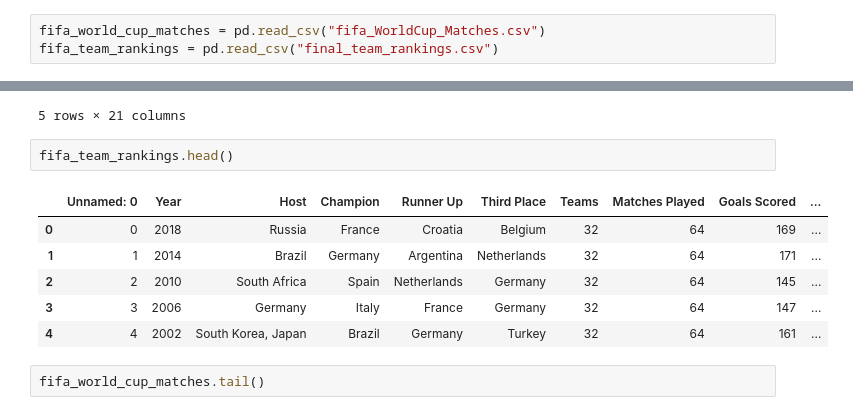
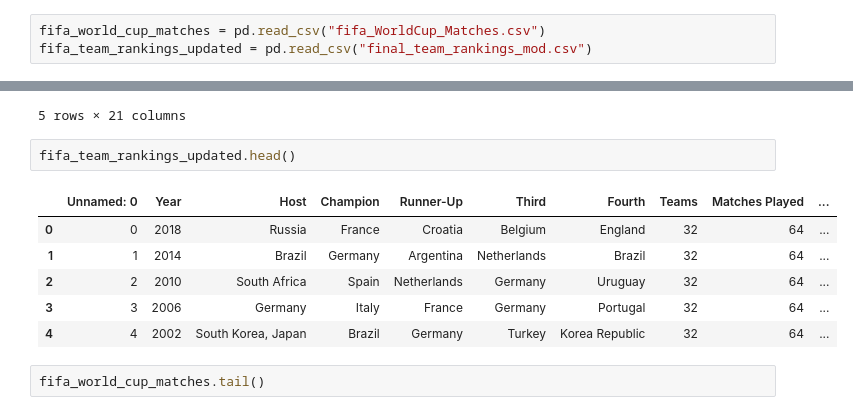
Before and after one commit to shrey233/Discovery-Project, a Jupyter notebook: Python Code/Visualizations FIFA World Cup.ipynb, the cells around one changed output, grey strips where cells are left out. Drawn from its saved outputs; the diff is of its cells as text.

```diff
--- a/Python Code/Visualizations FIFA World Cup.ipynb
+++ b/Python Code/Visualizations FIFA World Cup.ipynb
@@ -11,7 +11,7 @@ import plotly as py
 import cufflinks as cf
 # %%
 fifa_world_cup_matches = pd.read_csv("fifa_WorldCup_Matches.csv")
-fifa_team_rankings = pd.read_csv("final_team_rankings.csv")
+fifa_team_rankings_updated = pd.read_csv("final_team_rankings_mod.csv")
 # %% [markdown]
 ## The Steps to follow in this notebook is Data Cleaning and Visualisation
 # %% [markdown]
@@ -27,14 +27,14 @@ fifa_world_cup_matches.head()
 | 4 | 49 | 1994.0 | Group A | Colombia | 1.0 | 3.0 | Romania | ... |
 5 rows × 21 columns
 # %%
-fifa_team_rankings.head()
+fifa_team_rankings_updated.head()
 # %% [output]
-|  | Unnamed: 0 | Year | Host | Champion | Runner Up | Third Place | Teams | Matches Played | Goals Scored | ... |
-| 0 | 0 | 2018 | Russia | France | Croatia | Belgium | 32 | 64 | 169 | ... |
-| 1 | 1 | 2014 | Brazil | Germany | Argentina | Netherlands | 32 | 64 | 171 | ... |
-| 2 | 2 | 2010 | South Africa | Spain | Netherlands | Germany | 32 | 64 | 145 | ... |
-| 3 | 3 | 2006 | Germany | Italy | France | Germany | 32 | 64 | 147 | ... |
-| 4 | 4 | 2002 | South Korea, Japan | Brazil | Germany | Turkey | 32 | 64 | 161 | ... |
+|  | Unnamed: 0 | Year | Host | Champion | Runner-Up | Third | Fourth | Teams | Matches Played | ... |
+| 0 | 0 | 2018 | Russia | France | Croatia | Belgium | England | 32 | 64 | ... |
+| 1 | 1 | 2014 | Brazil | Germany | Argentina | Netherlands | Brazil | 32 | 64 | ... |
+| 2 | 2 | 2010 | South Africa | Spain | Netherlands | Germany | Uruguay | 32 | 64 | ... |
+| 3 | 3 | 2006 | Germany | Italy | France | Germany | Portugal | 32 | 64 | ... |
+| 4 | 4 | 2002 | South Korea, Japan | Brazil | Germany | Turkey | Korea Republic | 32 | 64 | ... |
 # %%
 fifa_world_cup_matches.tail()
 # %% [output]
```
Also changed, not shown: parts of 21 cells of this notebook, 1 other file.
